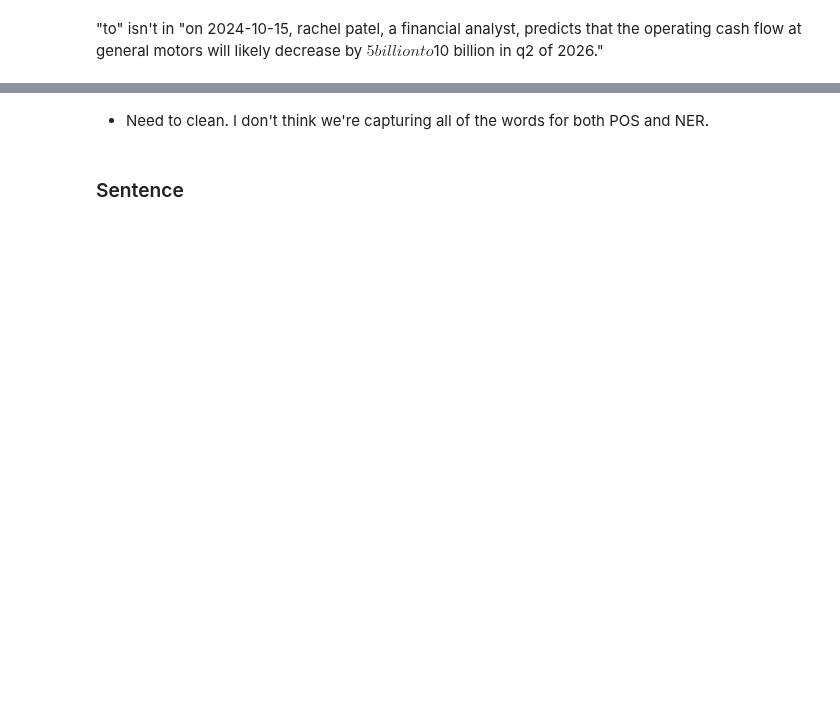
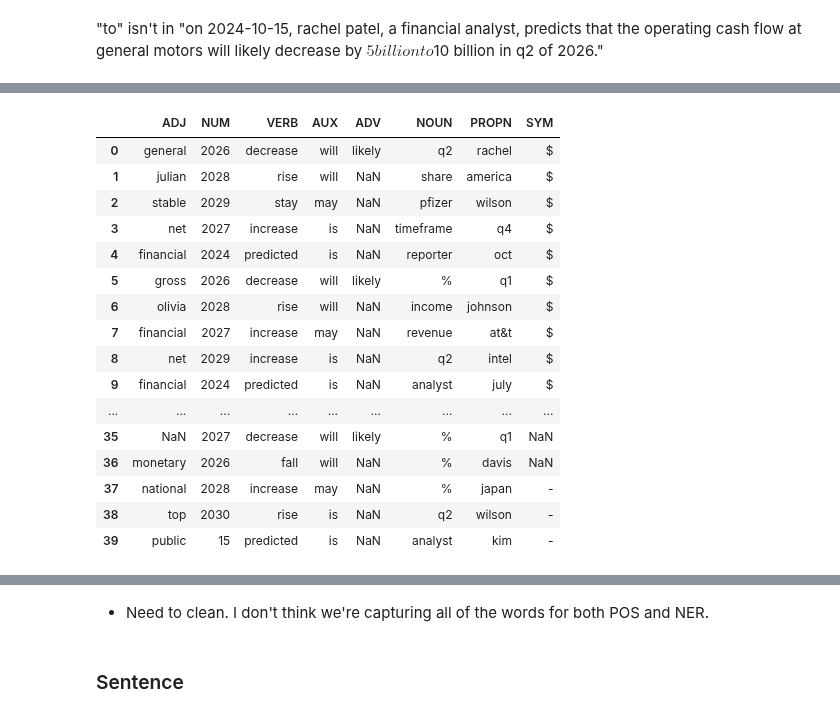
Before and after one commit to ufdatastudio/predictions, a Jupyter notebook: misc/0-spacy_pipeline.ipynb, the cells around one changed output, grey strips where cells are left out. Cells and saved outputs as stored; diff of their text form; code cells hidden in the pictures; blank space fills up the shorter version.

```diff
--- a/misc/0-spacy_pipeline.ipynb
+++ b/misc/0-spacy_pipeline.ipynb
@@ -154,0 +139,22 @@ word_level_pos_df
+# %%
+drop_word_level_pos_columns = ['PRON', 'DET', 'ADP', 'SCONJ', 'CCONJ', 'PUNCT', 'PART']
+core_word_level_pos_df = DataProcessing.drop_df_columns(all_word_level_pos_df, drop_word_level_pos_columns)
+core_word_level_pos_df
+# %% [output]
+|  | ADJ | NUM | VERB | AUX | ADV | NOUN | PROPN | SYM |
+| 0 | general | 2026 | decrease | will | likely | q2 | rachel | $ |
+| 1 | julian | 2028 | rise | will | NaN | share | america | $ |
+| 2 | stable | 2029 | stay | may | NaN | pfizer | wilson | $ |
+| 3 | net | 2027 | increase | is | NaN | timeframe | q4 | $ |
+| 4 | financial | 2024 | predicted | is | NaN | reporter | oct | $ |
+| 5 | gross | 2026 | decrease | will | likely | % | q1 | $ |
+| 6 | olivia | 2028 | rise | will | NaN | income | johnson | $ |
+| 7 | financial | 2027 | increase | may | NaN | revenue | at&t | $ |
+| 8 | net | 2029 | increase | is | NaN | q2 | intel | $ |
+| 9 | financial | 2024 | predicted | is | NaN | analyst | july | $ |
+| ... | ... | ... | ... | ... | ... | ... | ... | ... |
+| 35 | NaN | 2027 | decrease | will | likely | % | q1 | NaN |
+| 36 | monetary | 2026 | fall | will | NaN | % | davis | NaN |
+| 37 | national | 2028 | increase | may | NaN | % | japan | - |
+| 38 | top | 2030 | rise | is | NaN | q2 | wilson | - |
+| 39 | public | 15 | predicted | is | NaN | analyst | kim | - |
```
Also changed, not shown: parts of 12 cells of this notebook, 1 other file.
